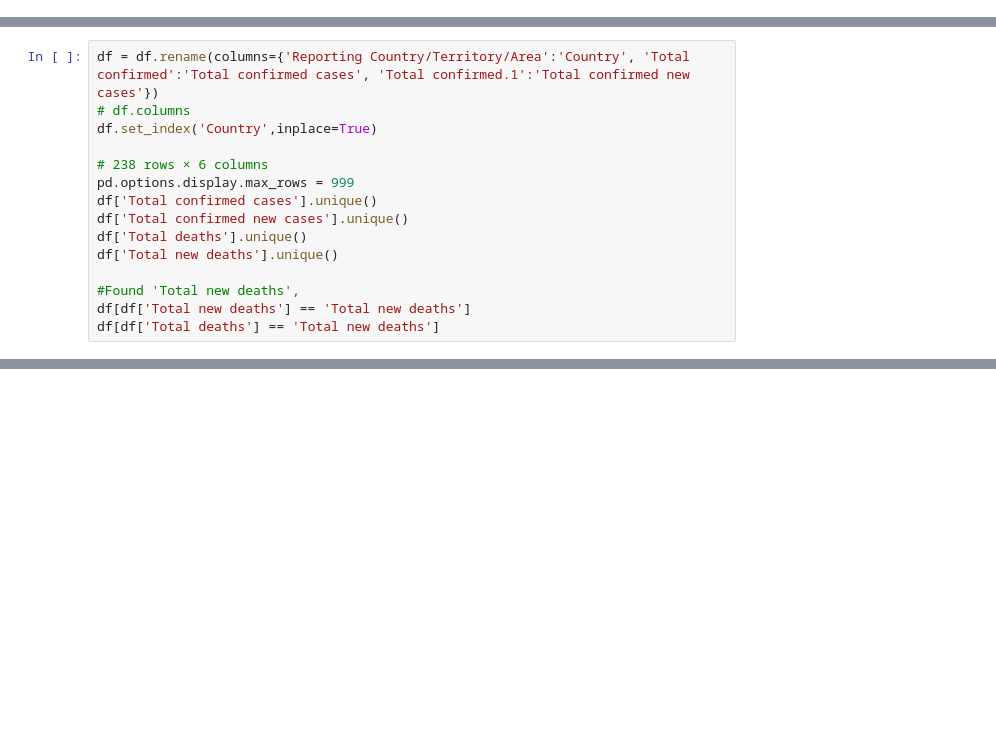
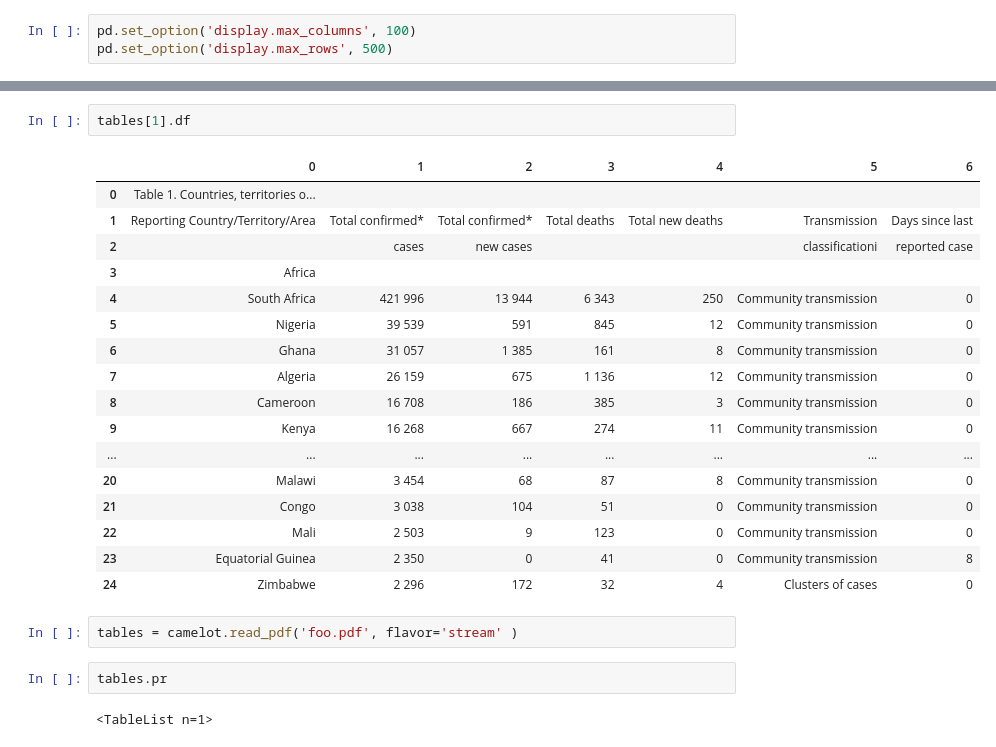
Before and after one commit to sjtalkar/ComparisonStudyPowerBIAndPandas, a Jupyter notebook: WHOCovidDataFromPDF.ipynb, the cells around one changed output, grey strips where cells are left out. Cells and saved outputs as stored; diff of their text form; blank space fills up the shorter version.

Commit message:
Usage of Camelot for reading PDFs

```diff
--- a/WHOCovidDataFromPDF.ipynb
+++ b/WHOCovidDataFromPDF.ipynb
@@ -28,0 +36,3 @@ df.drop(df.loc[(df['Total confirmed']=='cases') | (df['Total confirmed']=='Total
+# %%
+pd.set_option('display.max_columns', 100)
+pd.set_option('display.max_rows', 500)
@@ -51,15 +98,0 @@ array([nan, '298 292', '33 616', '24 988', '20 216', '15 173', '13 037',
-# %%
-df = df.rename(columns={'Reporting Country/Territory/Area':'Country', 'Total confirmed':'Total confirmed cases', 'Total confirmed.1':'Total confirmed new cases'})
-# df.columns
-df.set_index('Country',inplace=True)
-
-# 238 rows × 6 columns
-pd.options.display.max_rows = 999
-df['Total confirmed cases'].unique()
-df['Total confirmed new cases'].unique()
-df['Total deaths'].unique()
-df['Total new deaths'].unique()
-
-#Found 'Total new deaths',
-df[df['Total new deaths'] == 'Total new deaths']
-df[df['Total deaths'] == 'Total new deaths']
@@ -113,0 +210,26 @@ Name: India, dtype: object
+# %%
+tables[1].df
+# %% [output]
+|  | 0 | 1 | 2 | 3 | 4 | 5 | 6 |
+| 0 | Table 1. Countries, territories o... |  |  |  |  |  |  |
+| 1 | Reporting Country/Territory/Area | Total confirmed* | Total confirmed* | Total deaths | Total new deaths | Transmission | Days since last |
+| 2 |  | cases | new cases |  |  | classificationi | reported case |
+| 3 | Africa |  |  |  |  |  |  |
+| 4 | South Africa | 421 996 | 13 944 | 6 343 | 250 | Community transmission | 0 |
+| 5 | Nigeria | 39 539 | 591 | 845 | 12 | Community transmission | 0 |
+| 6 | Ghana | 31 057 | 1 385 | 161 | 8 | Community transmission | 0 |
+| 7 | Algeria | 26 159 | 675 | 1 136 | 12 | Community transmission | 0 |
+| 8 | Cameroon | 16 708 | 186 | 385 | 3 | Community transmission | 0 |
+| 9 | Kenya | 16 268 | 667 | 274 | 11 | Community transmission | 0 |
+| ... | ... | ... | ... | ... | ... | ... | ... |
+| 20 | Malawi | 3 454 | 68 | 87 | 8 | Community transmission | 0 |
+| 21 | Congo | 3 038 | 104 | 51 | 0 | Community transmission | 0 |
+| 22 | Mali | 2 503 | 9 | 123 | 0 | Community transmission | 0 |
+| 23 | Equatorial Guinea | 2 350 | 0 | 41 | 0 | Community transmission | 8 |
+| 24 | Zimbabwe | 2 296 | 172 | 32 | 4 | Clusters of cases | 0 |
+# %%
+tables = camelot.read_pdf('foo.pdf', flavor='stream' )
+# %%
+tables.pr
+# %% [output]
+<TableList n=1>
```
Also changed, not shown: parts of 32 cells of this notebook, 2 other files.
